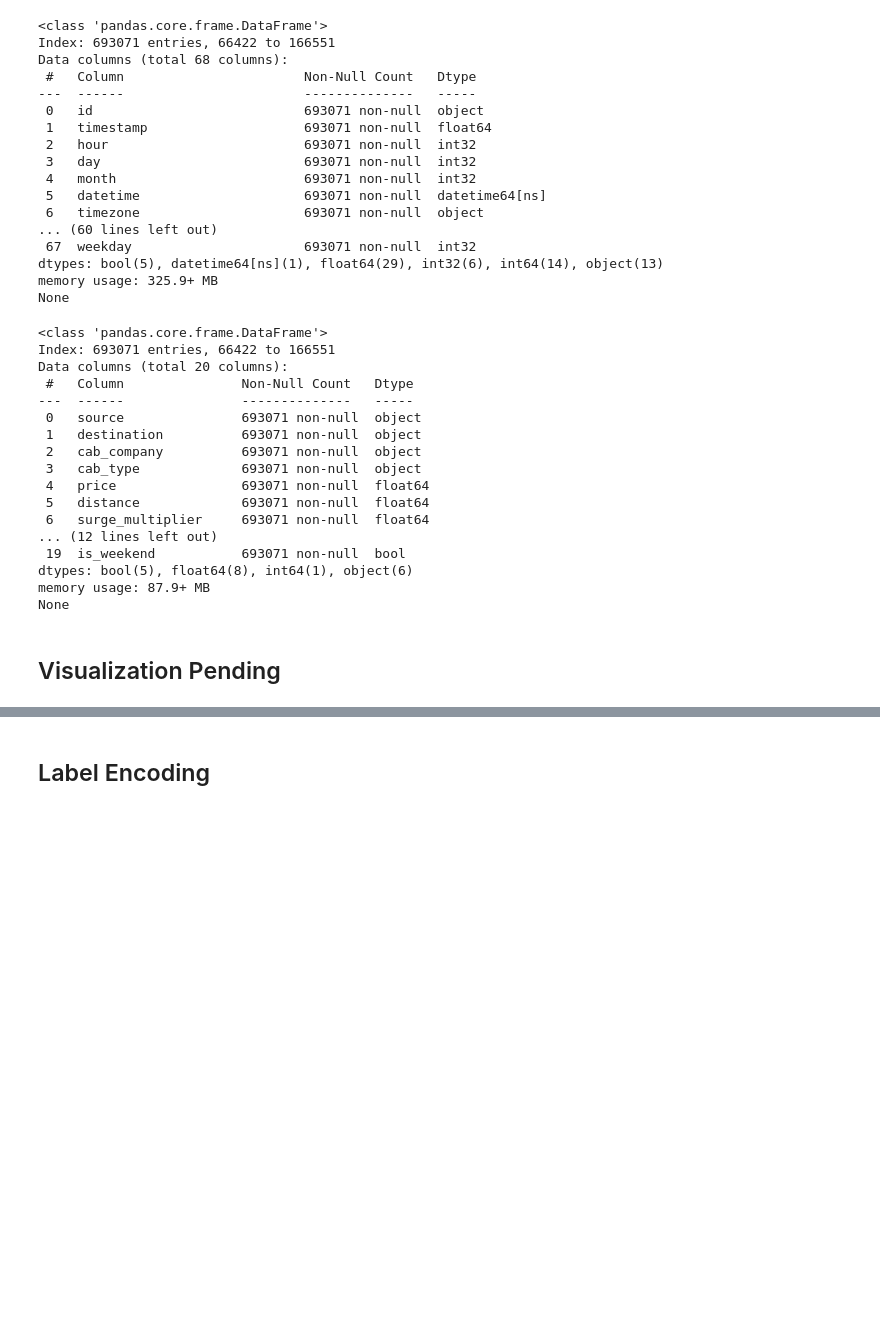
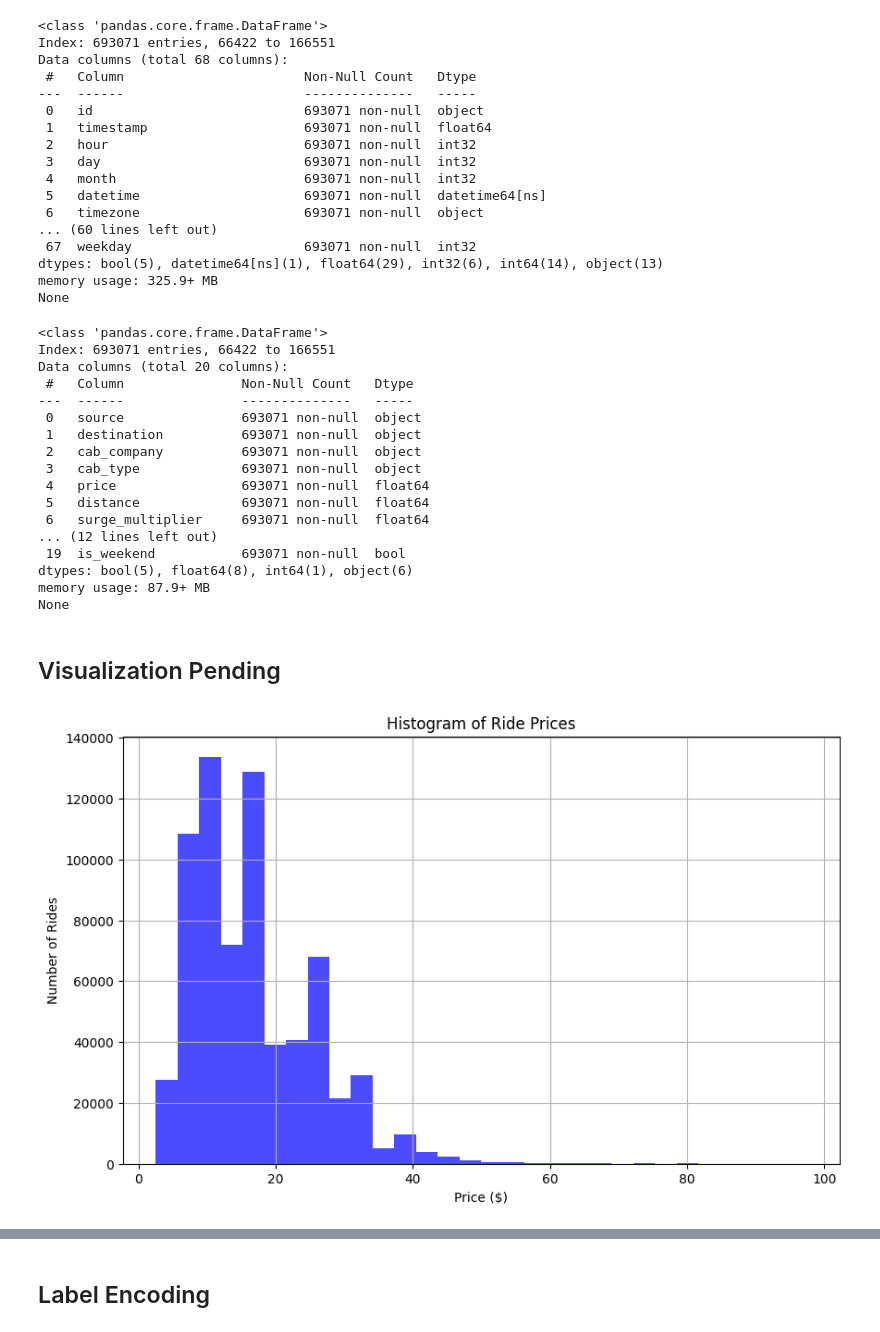
Before and after one commit to MrMalfunction/CS66220-Project, a Jupyter notebook: DMT Project.ipynb, the cells around one changed output, grey strips where cells are left out. Cells and saved outputs as stored; diff of their text form; code cells hidden in the pictures; blank space fills up the shorter version.

Commit message:
Added Some visualization

```diff
--- a/DMT Project.ipynb
+++ b/DMT Project.ipynb
@@ -275,3 +285,84 @@ memory usage: 87.9+ MB
 None
 # %% [markdown]
 ## Visualization Pending
+# %%
+import matplotlib.pyplot as plt
+
+# Checking for any null values in the price column
+price_nulls = cab_rides_data['price'].isnull().sum()
+
+# Display the number of null values and unique values to decide on handling them
+price_nulls, cab_rides_data['price'].describe()
+# Removing rows with null prices
+cleaned_data = cab_rides_data.dropna(subset=['price'])
+
+# Creating a histogram of ride prices
+plt.figure(figsize=(10, 6))
+plt.hist(cleaned_data['price'], bins=30, color='blue', alpha=0.7)
+plt.title('Histogram of Ride Prices')
+plt.xlabel('Price ($)')
+plt.ylabel('Number of Rides')
+plt.grid(True)
+plt.show()
+# Creating a bar chart of cab types
+cab_type_counts = cab_rides_data['cab_type'].value_counts()
+
+plt.figure(figsize=(8, 5))
+cab_type_counts.plot(kind='bar', color='green', alpha=0.7)
+plt.title('Number of Rides by Cab Type')
+plt.xlabel('Cab Type')
+plt.ylabel('Number of Rides')
+plt.xticks(rotation=45)
+plt.grid(axis='y', linestyle='--', alpha=0.7)
+plt.show()
+
+
+import numpy as np
+
+# Creating distance bins for better visualization
+cleaned_data['distance_bins'] = pd.cut(cleaned_data['distance'], bins=10)
+
+# Creating a pivot table to analyze prices across distances and cab types
+price_heatmap_data = cleaned_data.pivot_table(
+    values='price',
+    index='distance_bins',
+    columns='cab_type',
+    aggfunc=np.mean
+)
+
+# Plotting the heatmap
+plt.figure(figsize=(12, 8))
+plt.title('Heatmap of Average Prices by Distance and Cab Type')
+sns.heatmap(price_heatmap_data, annot=True, fmt=".1f", cmap='viridis')
+plt.xlabel('Cab Type')
+plt.ylabel('Distance Bins (miles)')
+plt.show()
+# Creating a scatter plot of distance vs price
+plt.figure(figsize=(10, 6))
+plt.scatter(cleaned_data['distance'], cleaned_data['price'], alpha=0.5, color='red')
+plt.title('Scatter Plot of Distance vs Price')
+plt.xlabel('Distance (miles)')
+plt.ylabel('Price ($)')
+plt.grid(True)
+plt.show()
+
+# Creating a pie chart of rides by source
+source_counts = cleaned_data['source'].value_counts()
+
+plt.figure(figsize=(10, 8))
+source_counts.plot(kind='pie', autopct='%1.1f%%', startangle=140, colors=plt.cm.Paired.colors)
+plt.title('Pie Chart of Rides by Source')
+plt.ylabel('')  # Removing the y-label as it's unnecessary for pie charts
+plt.show()
+
+# Grouping data by cab type to calculate the requested metrics
+lyft_uber_analysis = cleaned_data.groupby('cab_type').agg(
+    total_rides=('id', 'count'),
+    average_price=('price', 'mean'),
+    average_distance=('distance', 'mean'),
+    average_surge=('surge_multiplier', 'mean')
+)
+
+lyft_uber_analysis
+# %% [output]
+[figure, added]
```
Also changed, not shown: parts of 8 cells of this notebook.
